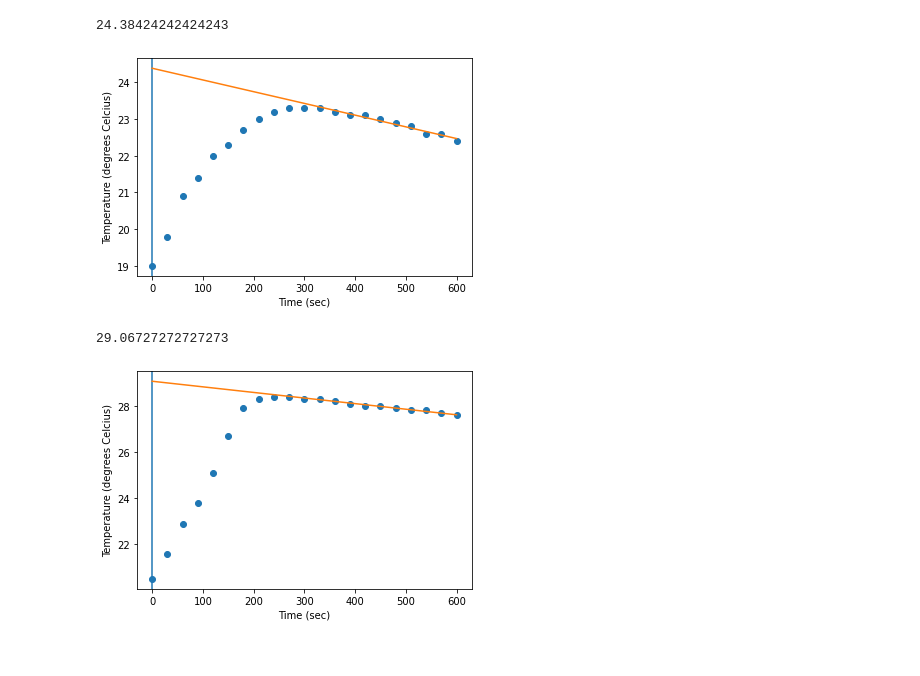
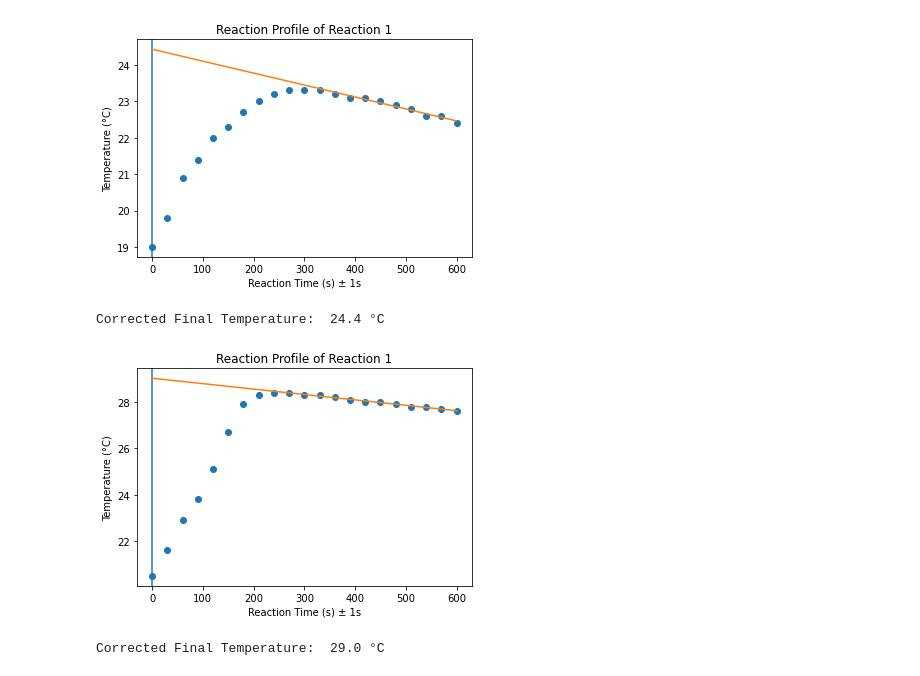
Before and after one commit to anyuan-chen/school-notebooks, a Jupyter notebook: chem.ipynb, the cells around one changed output. Saved outputs shown, nothing was run; the diff lists cells and outputs as text; code cells hidden in the pictures.

```diff
--- a/chem.ipynb
+++ b/chem.ipynb
@@ -62,52 +25,48 @@ plt.show()
 # %%
-
-r1 = np.array([19.0,19.8,20.9,21.4,22.0,22.3,22.7,23.0,23.2,23.3,23.3,23.3,23.2,23.1,23.1,23.0,22.9,22.8,22.6,22.6,22.4])
-
-
 import numpy as np
 import matplotlib.pyplot as plt
 
 time = np.array([]);
 for x in range(0,21):
     time = np.append(time, x * 30)
+r1 = np.array([19.0, 19.8, 20.9, 21.4, 22.0, 22.3, 22.7, 23.0, 23.2, 23.3, 23.3, 23.3, 23.2, 23.1, 23.1, 23.0, 22.9, 22.8, 22.6, 22.6, 22.4])
 plt.plot(time, r1, 'o');
 plt.axvline(x=0)
 
-m, b = np.polyfit(time[11:], r1[11:], 1)
+m, b = np.polyfit(time[12:], r1[12:], 1)
 plt.plot(time, m * time + b )
 
 
-print( b)
-
-plt.xlabel('Time (sec)')
-plt.ylabel('Temperature (degrees Celcius)')
+plt.title('Reaction Profile of Reaction 1')
+plt.xlabel('Reaction Time (s) ± 1s')
+plt.ylabel('Temperature (°C)')
 
 plt.show()
+print('Corrected Final Temperature: ', "{:.1f}".format(b), '°C')
 # %% [output]
+[figure, new version]
-24.38424242424243
+Corrected Final Temperature:  24.4 °C
-[figure, old version]
 # %%
-
-r1 = np.array([20.5,21.6,22.9,23.8, 25.1,26.7,27.9,28.3,28.4,28.4,28.3,28.3,28.2,28.1,28.0,28.0,27.9,27.8,27.8,27.7,27.6])
 import numpy as np
 import matplotlib.pyplot as plt
 
 time = np.array([]);
 for x in range(0,21):
     time = np.append(time, x * 30)
+r1 = np.array([20.5, 21.6, 22.9, 23.8, 25.1, 26.7, 27.9, 28.3, 28.4, 28.4, 28.3, 28.3, 28.2, 28.1, 28.0, 28.0, 27.9, 27.8, 27.8, 27.7, 27.6])
 plt.plot(time, r1, 'o');
 plt.axvline(x=0)
 
-m, b = np.polyfit(time[11:], r1[11:], 1)
+m, b = np.polyfit(time[12:], r1[12:], 1)
 plt.plot(time, m * time + b )
 
 
-print(b)
-
-plt.xlabel('Time (sec)')
-plt.ylabel('Temperature (degrees Celcius)')
+plt.title('Reaction Profile of Reaction 1')
+plt.xlabel('Reaction Time (s) ± 1s')
+plt.ylabel('Temperature (°C)')
 
 plt.show()
+print('Corrected Final Temperature: ', "{:.1f}".format(b), '°C')
 # %% [output]
+[figure, new version]
-29.06727272727273
+Corrected Final Temperature:  29.0 °C
-[figure, old version]
```
Also changed, not shown: parts of 2 cells of this notebook.
